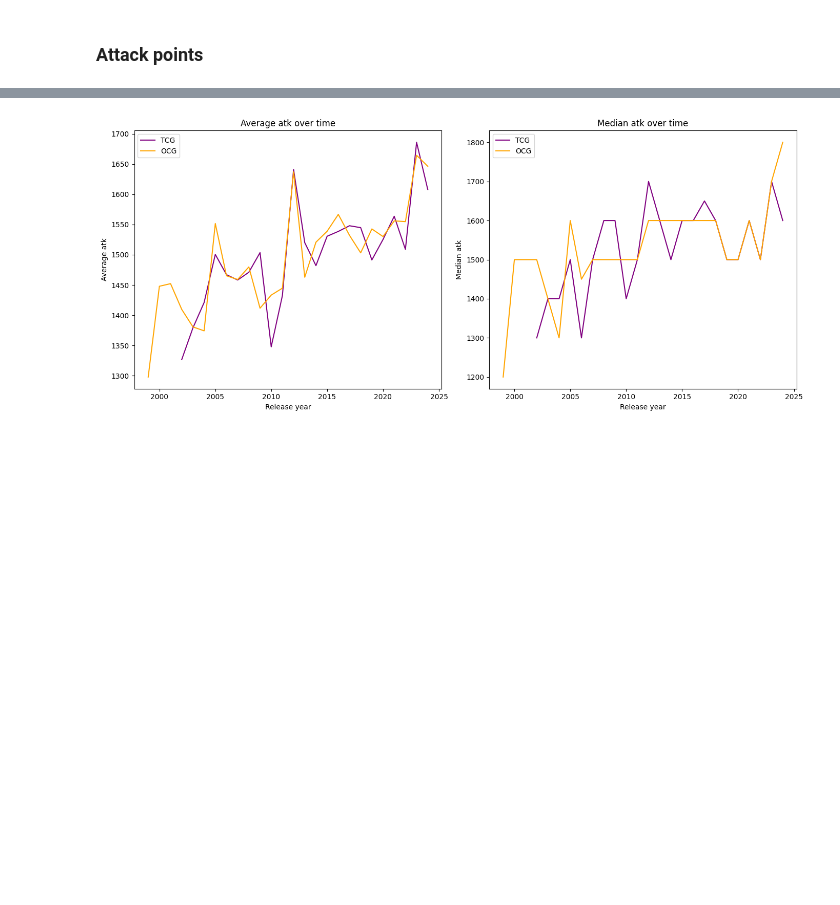
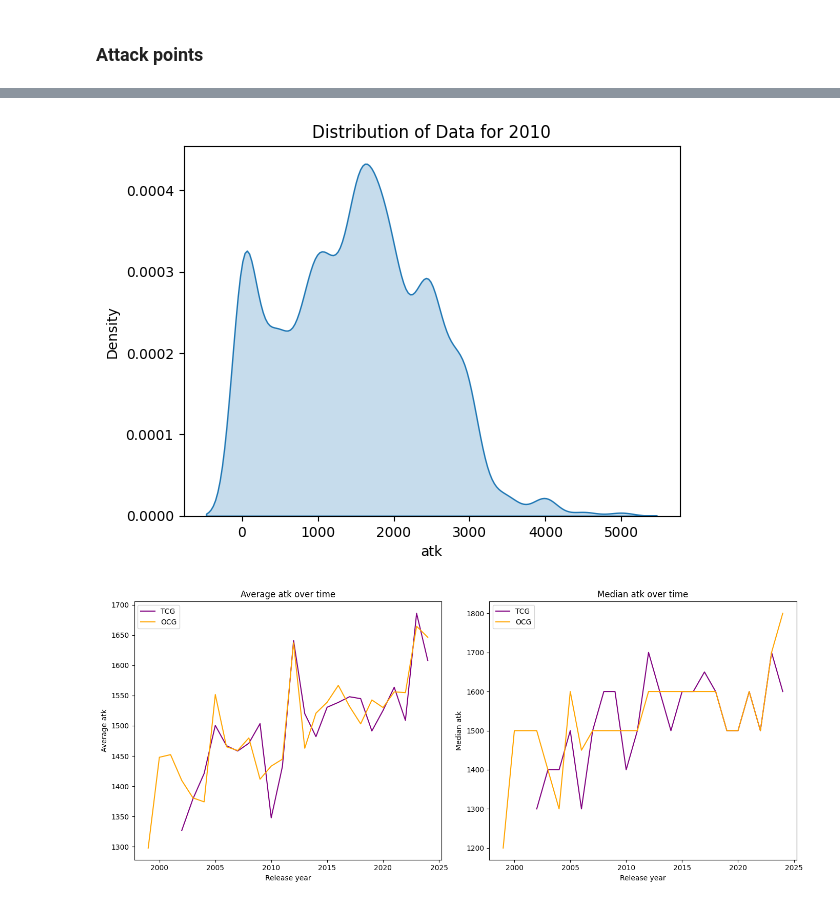
Before and after one commit to HanaeBonnafoux/yugioh, a Jupyter notebook: yu-gi-oh-s-evolution-through-the-cards.ipynb, the cells around one changed output, grey strips where cells are left out. Saved outputs shown, nothing was run; the diff lists cells and outputs as text; code cells hidden in the pictures; blank space fills up the shorter version.

```diff
--- a/yu-gi-oh-s-evolution-through-the-cards.ipynb
+++ b/yu-gi-oh-s-evolution-through-the-cards.ipynb
@@ -390,3 +414,9 @@ median_atk_ocg = cards_data[cards_data["primary_type"]=="Monster Card"].groupby(
+# %%
+sns.kdeplot(data=monster_cards_data["atk"], shade=True)
+plt.title("Distribution of Data for 2010")
+plt.show()
+# %% [output]
+[figure, added]
 # %%
 # Create a figure with 1 row and 2 columns
 fig, axes = plt.subplots(1, 2, figsize=(14, 6))
```
Also changed, not shown: parts of 5 cells of this notebook.
